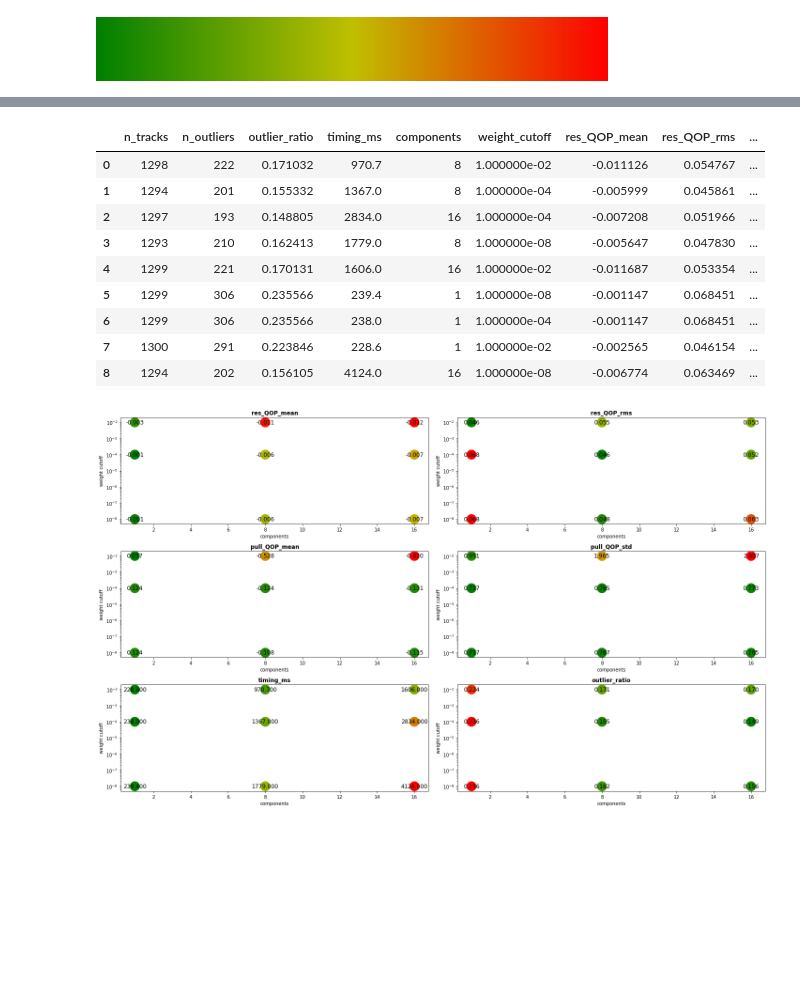
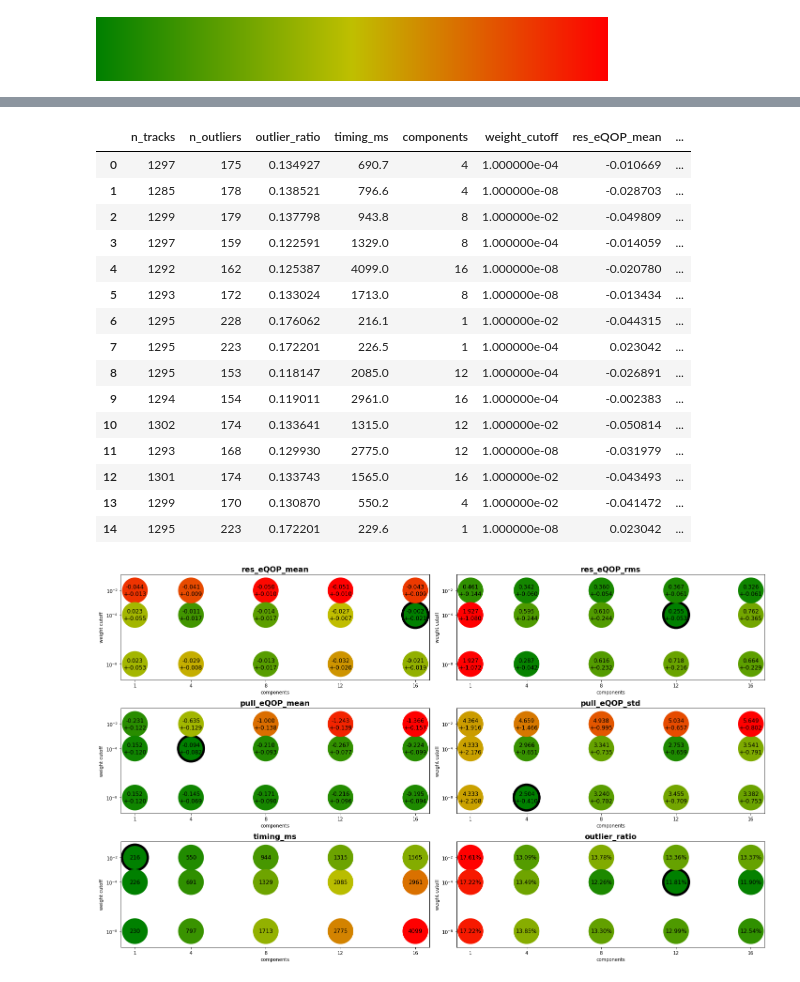
Before and after one commit to benjaminhuth/acts-gsf-scripts, a Jupyter notebook: notebooks/analyse_sweep.ipynb, the cells around one changed output, grey strips where cells are left out. Cells and saved outputs as stored; diff of their text form; code cells hidden in the pictures; blank space fills up the shorter version.

```diff
--- a/notebooks/analyse_sweep.ipynb
+++ b/notebooks/analyse_sweep.ipynb
@@ -8,7 +10,9 @@ gyr_cmap=LinearSegmentedColormap.from_list('rg',["g", "y", "r"], N=256)
 gyr_cmap
 # %% [output]
 [figure]
+# %%
+input_dir = Path("../output_sweep")
 # %%
-sweep_result = pd.read_csv("../output_sweep/result.csv")
+sweep_result = pd.read_csv(input_dir / "result.csv")
 sweep_result.columns
 # %% [output]
@@ -24,16 +37,22 @@ Index(['events', 'particles', 'pmin', 'pmax', 'core_quantile', 'components',
 sweep_result["timing_ms"] = 1e3 * sweep_result["timing"]
 sweep_result["outlier_ratio"] = sweep_result["n_outliers"] / sweep_result["n_tracks"]
 # %%
-sweep_result[["n_tracks", "n_outliers", "outlier_ratio", "timing_ms","components","weight_cutoff", "res_QOP_mean", "res_QOP_rms", "pull_QOP_mean","pull_QOP_std"]]
+sweep_result[["n_tracks", "n_outliers", "outlier_ratio", "timing_ms","components","weight_cutoff", "res_eQOP_mean", "res_eQOP_rms", "res_eQOP_mean_core", "res_eQOP_rms_core"]]
 # %% [output]
-|  | n_tracks | n_outliers | outlier_ratio | timing_ms | components | weight_cutoff | res_QOP_mean | res_QOP_rms | ... |
-| 0 | 1298 | 222 | 0.171032 | 970.7 | 8 | 1.000000e-02 | -0.011126 | 0.054767 | ... |
-| 1 | 1294 | 201 | 0.155332 | 1367.0 | 8 | 1.000000e-04 | -0.005999 | 0.045861 | ... |
-| 2 | 1297 | 193 | 0.148805 | 2834.0 | 16 | 1.000000e-04 | -0.007208 | 0.051966 | ... |
-| 3 | 1293 | 210 | 0.162413 | 1779.0 | 8 | 1.000000e-08 | -0.005647 | 0.047830 | ... |
-| 4 | 1299 | 221 | 0.170131 | 1606.0 | 16 | 1.000000e-02 | -0.011687 | 0.053354 | ... |
-| 5 | 1299 | 306 | 0.235566 | 239.4 | 1 | 1.000000e-08 | -0.001147 | 0.068451 | ... |
-| 6 | 1299 | 306 | 0.235566 | 238.0 | 1 | 1.000000e-04 | -0.001147 | 0.068451 | ... |
-| 7 | 1300 | 291 | 0.223846 | 228.6 | 1 | 1.000000e-02 | -0.002565 | 0.046154 | ... |
-| 8 | 1294 | 202 | 0.156105 | 4124.0 | 16 | 1.000000e-08 | -0.006774 | 0.063469 | ... |
+|  | n_tracks | n_outliers | outlier_ratio | timing_ms | components | weight_cutoff | res_eQOP_mean | ... |
+| 0 | 1297 | 175 | 0.134927 | 690.7 | 4 | 1.000000e-04 | -0.010669 | ... |
+| 1 | 1285 | 178 | 0.138521 | 796.6 | 4 | 1.000000e-08 | -0.028703 | ... |
+| 2 | 1299 | 179 | 0.137798 | 943.8 | 8 | 1.000000e-02 | -0.049809 | ... |
+| 3 | 1297 | 159 | 0.122591 | 1329.0 | 8 | 1.000000e-04 | -0.014059 | ... |
+| 4 | 1292 | 162 | 0.125387 | 4099.0 | 16 | 1.000000e-08 | -0.020780 | ... |
+| 5 | 1293 | 172 | 0.133024 | 1713.0 | 8 | 1.000000e-08 | -0.013434 | ... |
+| 6 | 1295 | 228 | 0.176062 | 216.1 | 1 | 1.000000e-02 | -0.044315 | ... |
+| 7 | 1295 | 223 | 0.172201 | 226.5 | 1 | 1.000000e-04 | 0.023042 | ... |
+| 8 | 1295 | 153 | 0.118147 | 2085.0 | 12 | 1.000000e-04 | -0.026891 | ... |
+| 9 | 1294 | 154 | 0.119011 | 2961.0 | 16 | 1.000000e-04 | -0.002383 | ... |
+| 10 | 1302 | 174 | 0.133641 | 1315.0 | 12 | 1.000000e-02 | -0.050814 | ... |
+| 11 | 1293 | 168 | 0.129930 | 2775.0 | 12 | 1.000000e-08 | -0.031979 | ... |
+| 12 | 1301 | 174 | 0.133743 | 1565.0 | 16 | 1.000000e-02 | -0.043493 | ... |
+| 13 | 1299 | 170 | 0.130870 | 550.2 | 4 | 1.000000e-02 | -0.041472 | ... |
+| 14 | 1295 | 223 | 0.172201 | 229.6 | 1 | 1.000000e-08 | 0.023042 | ... |
 # %%
@@ -48,9 +86,21 @@ def plot_for_key(ax):
 # %%
-fig, axes = plt.subplots(3,2,figsize=(20,12))
+def plot_key_selection(key_selection, filename):
+    fig, axes = plt.subplots(3,2,figsize=(20,12))
 
-for ax, key in zip(axes.flatten(), ["res_QOP_mean", "res_QOP_rms", "pull_QOP_mean","pull_QOP_std", "timing_ms", "outlier_ratio"]):
-    plot_for_key(ax)
+    for ax, key in zip(axes.flatten(), key_selection):
+        if key == "timing_ms":
+            formatter = "{:.0f}".format
+        elif key == "outlier_ratio":
+            formatter = "{:.2%}".format
+        else:
+            formatter = "{:.3f}".format
 
-fig.tight_layout()
+        if "pull_eQOP_std" in key:
+            score_fn = lambda x: abs(1.0 - x)
+        else:
+            score_fn = lambda x: abs(x)
+
+        plot_for_key(ax, key, formatter,  score_fn)
+
+    fig.tight_layout()
+    fig.savefig(input_dir / filename)
-# %% [output]
-[figure, removed]
@@ -56,0 +110,4 @@ fig.tight_layout()
+# %%
+plot_key_selection(key_selection, "summary.png")
+# %% [output]
+[figure, added]
```
Also changed, not shown: parts of 5 cells of this notebook, 11 other files.
